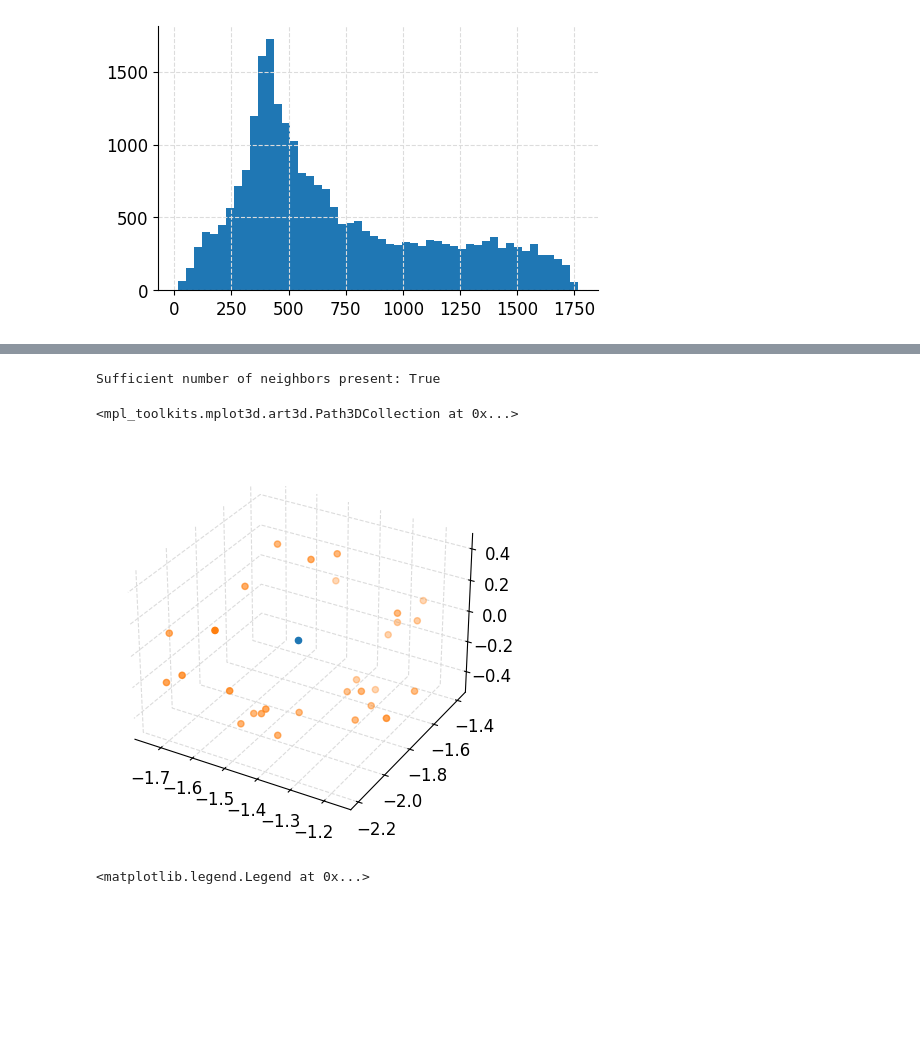
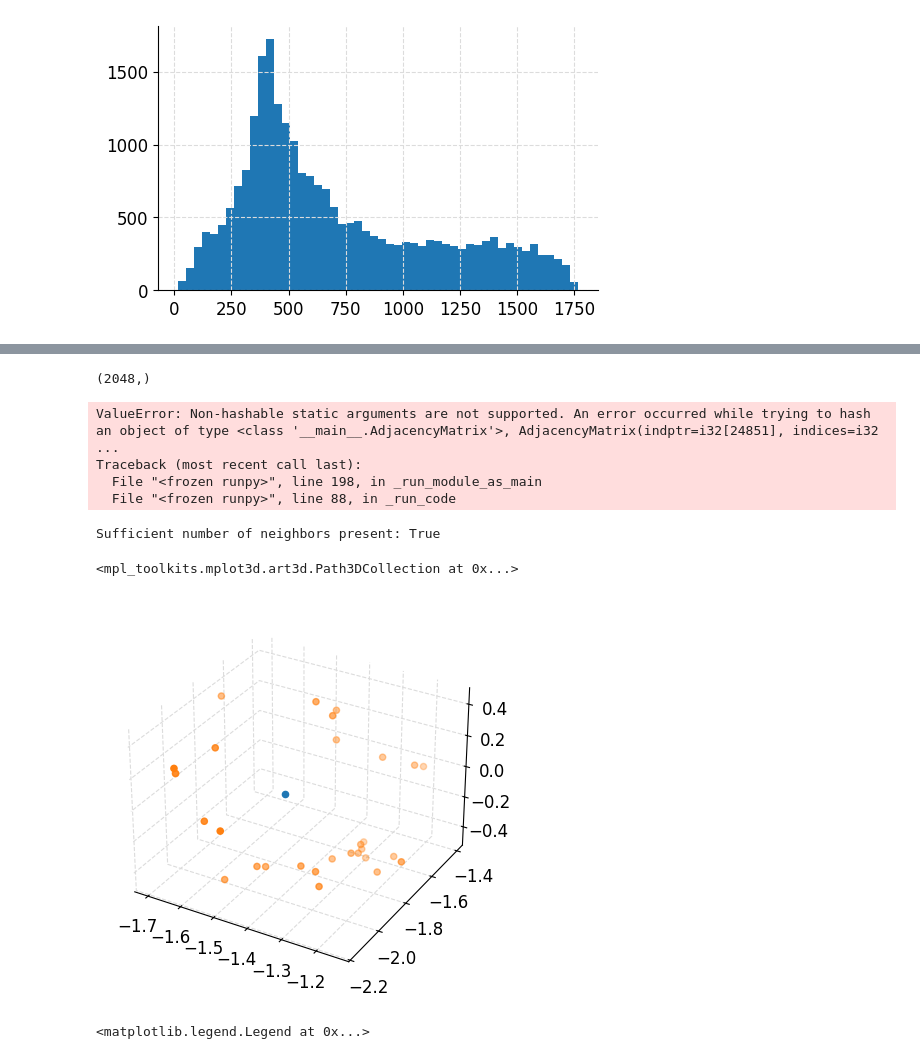
Before and after one commit to Jhko725/sandbox, a Jupyter notebook: notebooks/analysis/neighborhood.ipynb, the cells around one changed output, grey strips where cells are left out. Cells and saved outputs as stored; diff of their text form; code cells hidden in the pictures; blank space fills up the shorter version.

```diff
--- a/notebooks/analysis/neighborhood.ipynb
+++ b/notebooks/analysis/neighborhood.ipynb
@@ -146,19 +274,32 @@ def sample_neighbor_inds(
+# %%
+out[1].shape
+# %% [output]
+(2048,)
+# %%
+%%timeit
+out = sample_neighbor_inds_jax_batched(np.arange(2048), adjacency, 30, 30)
+out[0].block_until_ready()
+# %% [output]
+ValueError: Non-hashable static arguments are not supported. An error occurred while trying to hash an object of type <class '__main__.AdjacencyMatrix'>, AdjacencyMatrix(indptr=i32[24851], indices=i32 ...
+Traceback (most recent call last):
+  File "<frozen runpy>", line 198, in _run_module_as_main
+  File "<frozen runpy>", line 88, in _run_code
 # %%
 sample_ind = 50
-neighbor_inds, sufficient = sample_neighbor_inds(sample_ind, 30, 0)
+neighbor_inds, sufficient = sample_neighbor_inds_jax_batched(sample_ind, 30, 30)
 print(f"Sufficient number of neighbors present: {sufficient}")
 
 fig, ax = plt.subplots(1, 1, figsize=(5, 4), subplot_kw={"projection": "3d"})
 
 idx_center = np.divmod(sample_ind, dataset.u.shape[1] - rollout)
 idx_neighbors = np.divmod(neighbor_inds, dataset.u.shape[1] - rollout)
 
 ax.scatter(*dataset.u[idx_center].T)
 ax.scatter(*dataset.u[idx_neighbors].T)
 # %% [output]
 Sufficient number of neighbors present: True
 <mpl_toolkits.mplot3d.art3d.Path3DCollection at 0x...>
-[figure, old version]
+[figure, new version]
 # %%
 from dynamical_systems.transforms import TransformedODE
 from dynamics_discovery.models import ODEModel
```
Also changed, not shown: parts of 7 cells of this notebook.
